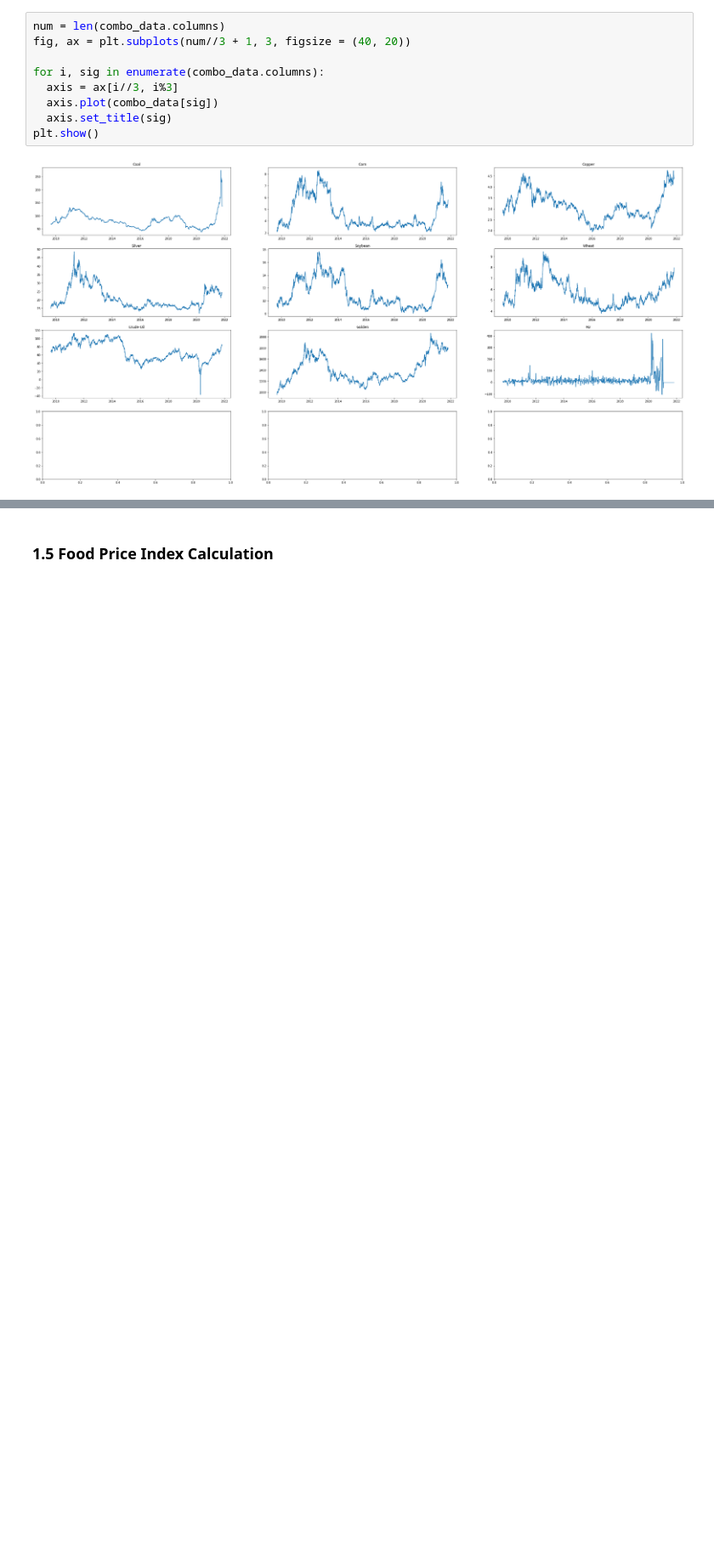
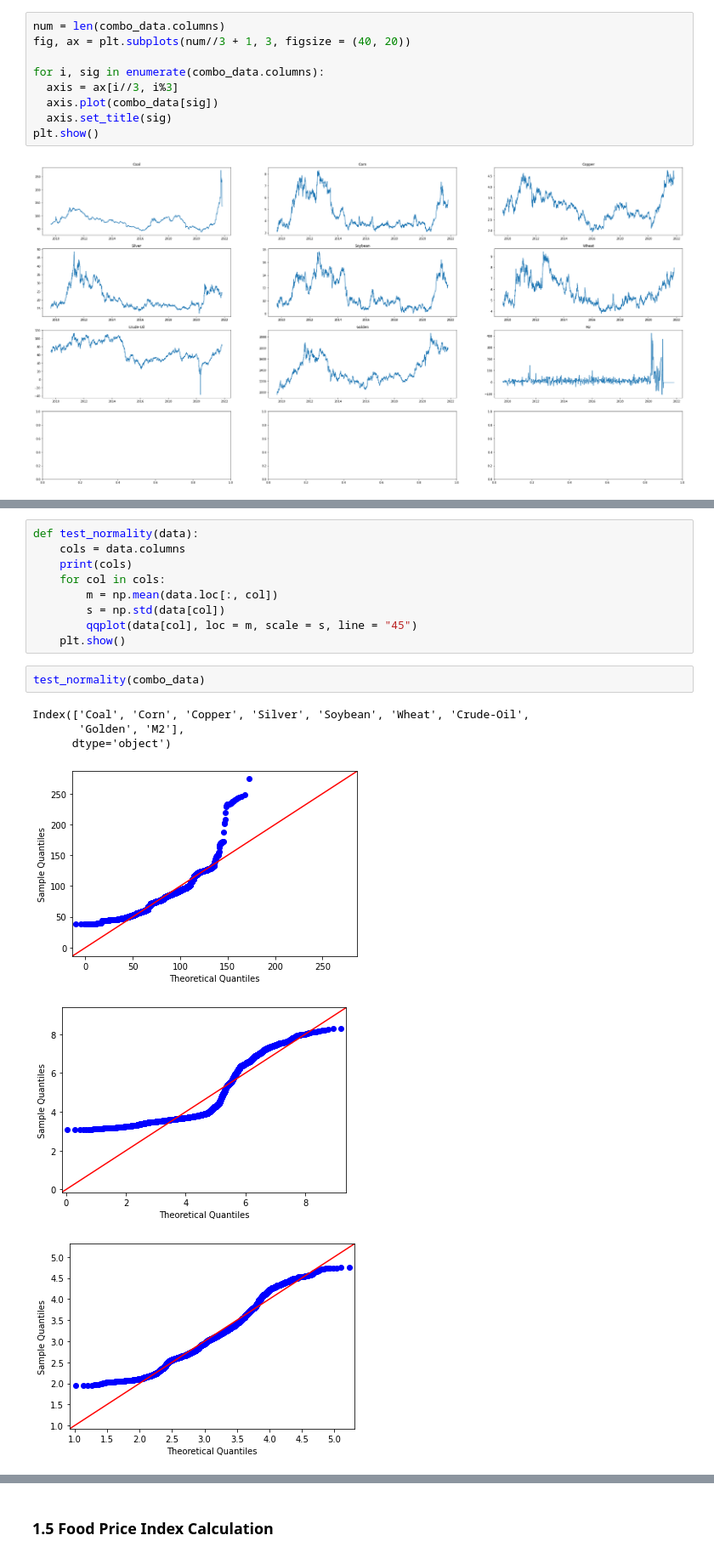
Before and after one commit to Shunian-Chen/AIPI510-Project, a Jupyter notebook: Food_price_prediction.ipynb, the cells around one changed output, grey strips where cells are left out. Shown at 85% size. Cells and saved outputs as stored; diff of their text form; blank space fills up the shorter version.

```diff
--- a/Food_price_prediction.ipynb
+++ b/Food_price_prediction.ipynb
@@ -200,0 +197,18 @@ Check normality assumption using QQ-Plot
+# %%
+def test_normality(data):
+    cols = data.columns
+    print(cols)
+    for col in cols:
+        m = np.mean(data.loc[:, col])
+        s = np.std(data[col])
+        qqplot(data[col], loc = m, scale = s, line = "45")
+    plt.show()
+# %%
+test_normality(combo_data)
+# %% [output]
+Index(['Coal', 'Corn', 'Copper', 'Silver', 'Soybean', 'Wheat', 'Crude-Oil',
+       'Golden', 'M2'],
+      dtype='object')
+[figure, added]
+[figure, added]
+[figure, added]
```
Also changed, not shown: parts of 5 cells of this notebook.
